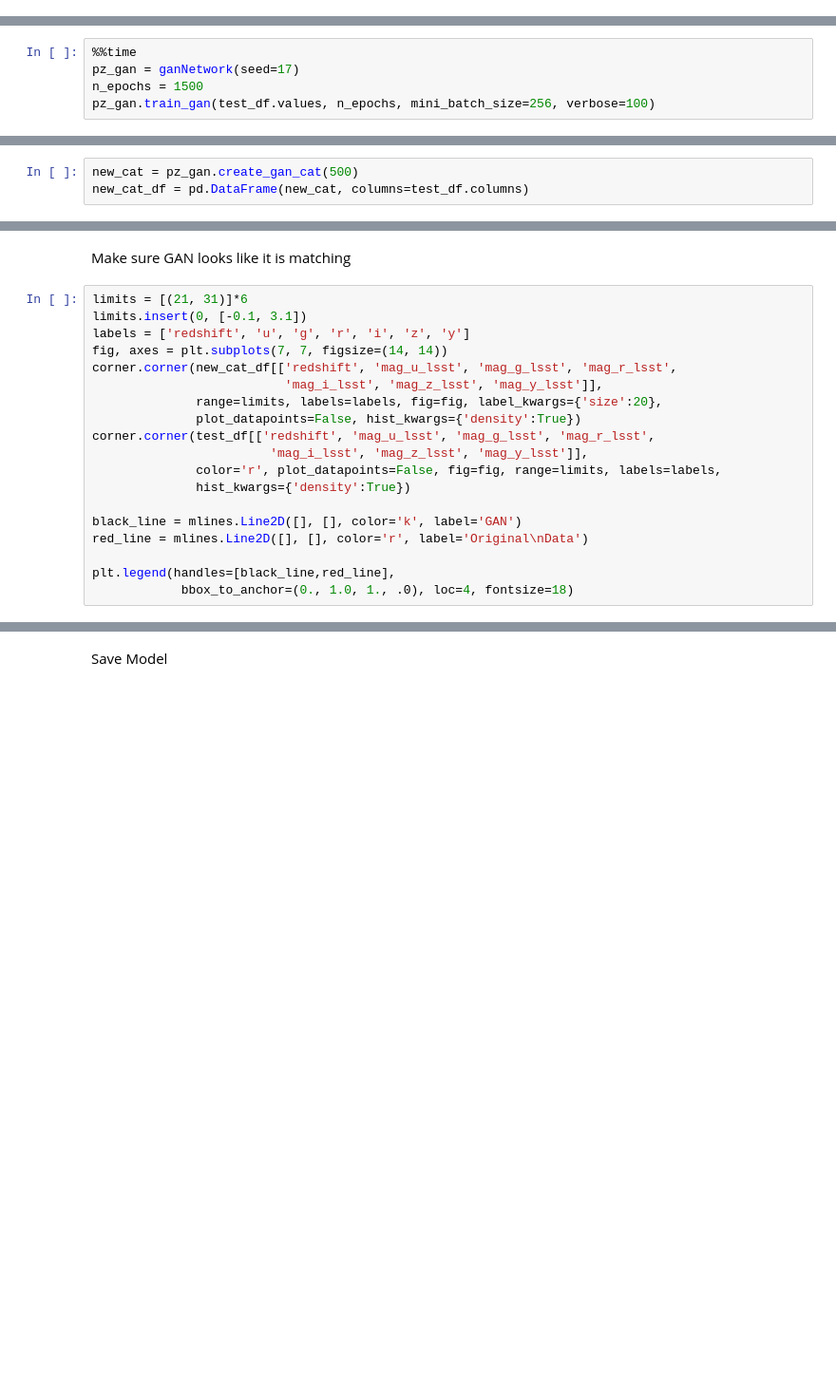
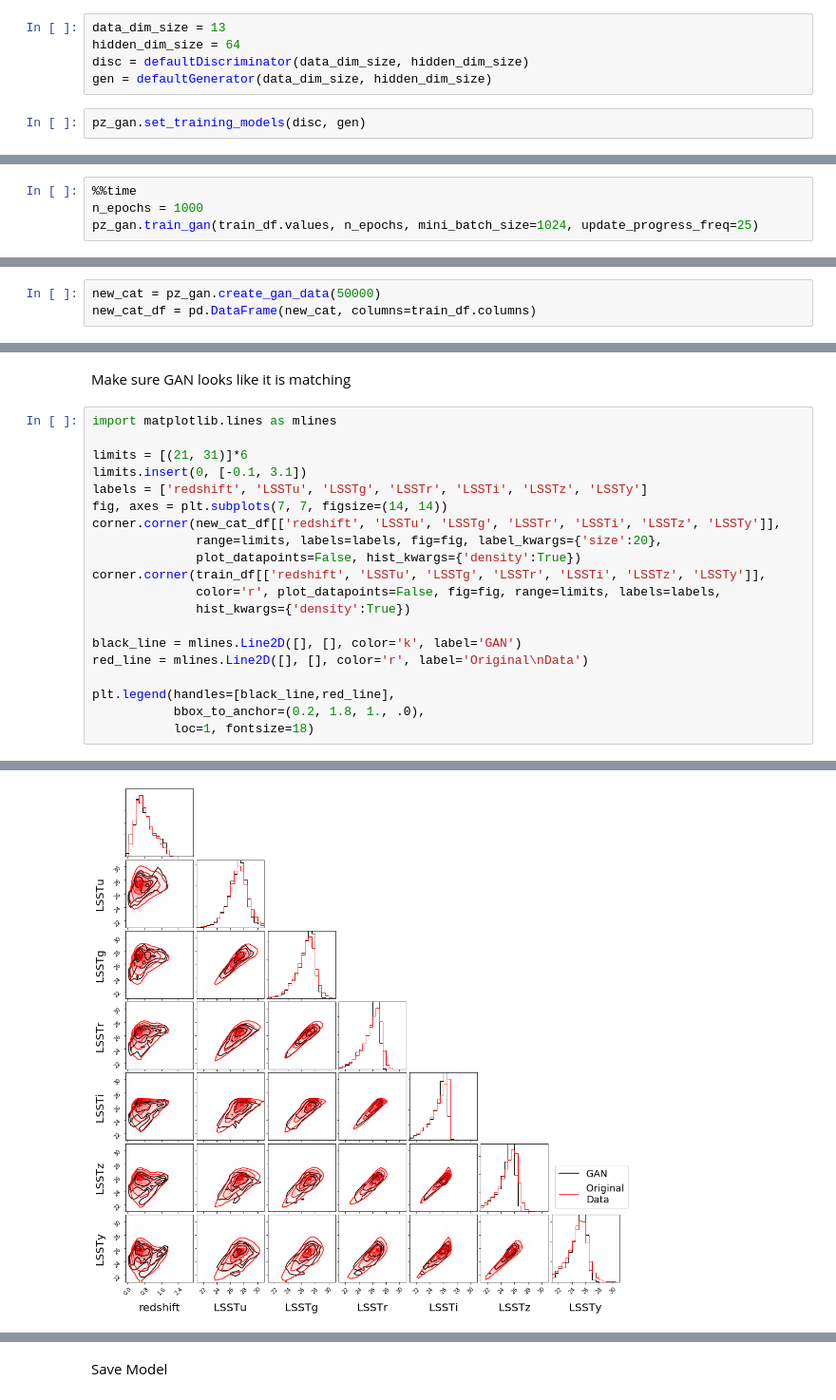
Before and after one commit to LSSTDESC/rail_attic, a Jupyter notebook: rail/creation/rail-creation-demo-fit-model.ipynb, the cells around one changed output, grey strips where cells are left out. Shown at 95% size. Saved outputs shown, nothing was run; the diff lists cells and outputs as text; blank space fills up the shorter version.

```diff
--- a/rail/creation/rail-creation-demo-fit-model.ipynb
+++ b/rail/creation/rail-creation-demo-fit-model.ipynb
@@ -46,0 +124,7 @@ Train GAN
+# %%
+data_dim_size = 13
+hidden_dim_size = 64
+disc = defaultDiscriminator(data_dim_size, hidden_dim_size)
+gen = defaultGenerator(data_dim_size, hidden_dim_size)
+# %%
+pz_gan.set_training_models(disc, gen)
@@ -47,5 +164,4 @@ Train GAN
 # %%
 %%time
-pz_gan = ganNetwork(seed=17)
-n_epochs = 1500
-pz_gan.train_gan(test_df.values, n_epochs, mini_batch_size=256, verbose=100)
+n_epochs = 1000
+pz_gan.train_gan(train_df.values, n_epochs, mini_batch_size=1024, update_progress_freq=25)
@@ -57,7 +191,7 @@ Load Model (if necessary)
 # %% [markdown]
 Generate new catalog from GAN
 # %%
-new_cat = pz_gan.create_gan_cat(500)
-new_cat_df = pd.DataFrame(new_cat, columns=test_df.columns)
+new_cat = pz_gan.create_gan_data(50000)
+new_cat_df = pd.DataFrame(new_cat, columns=train_df.columns)
 # %%
 new_cat_df.columns
@@ -64,16 +202,16 @@ new_cat_df.columns
 # %% [markdown]
 Make sure GAN looks like it is matching
 # %%
+import matplotlib.lines as mlines
+
 limits = [(21, 31)]*6
 limits.insert(0, [-0.1, 3.1])
-labels = ['redshift', 'u', 'g', 'r', 'i', 'z', 'y']
+labels = ['redshift', 'LSSTu', 'LSSTg', 'LSSTr', 'LSSTi', 'LSSTz', 'LSSTy']
 fig, axes = plt.subplots(7, 7, figsize=(14, 14))
-corner.corner(new_cat_df[['redshift', 'mag_u_lsst', 'mag_g_lsst', 'mag_r_lsst',
-                          'mag_i_lsst', 'mag_z_lsst', 'mag_y_lsst']],
+corner.corner(new_cat_df[['redshift', 'LSSTu', 'LSSTg', 'LSSTr', 'LSSTi', 'LSSTz', 'LSSTy']],
               range=limits, labels=labels, fig=fig, label_kwargs={'size':20},
               plot_datapoints=False, hist_kwargs={'density':True})
-corner.corner(test_df[['redshift', 'mag_u_lsst', 'mag_g_lsst', 'mag_r_lsst',
-                        'mag_i_lsst', 'mag_z_lsst', 'mag_y_lsst']],
+corner.corner(train_df[['redshift', 'LSSTu', 'LSSTg', 'LSSTr', 'LSSTi', 'LSSTz', 'LSSTy']],
               color='r', plot_datapoints=False, fig=fig, range=limits, labels=labels,
               hist_kwargs={'density':True})
 
@@ -81,4 +219,6 @@ black_line = mlines.Line2D([], [], color='k', label='GAN')
 red_line = mlines.Line2D([], [], color='r', label='Original\nData')
 
 plt.legend(handles=[black_line,red_line],
-            bbox_to_anchor=(0., 1.0, 1., .0), loc=4, fontsize=18)
+           bbox_to_anchor=(0.2, 1.8, 1., .0),
+           loc=1, fontsize=18)
+# %% [output]
@@ -84,0 +226 @@ plt.legend(handles=[black_line,red_line],
+[figure, added]
```
Also changed, not shown: parts of 61 cells of this notebook, 2 other files.
